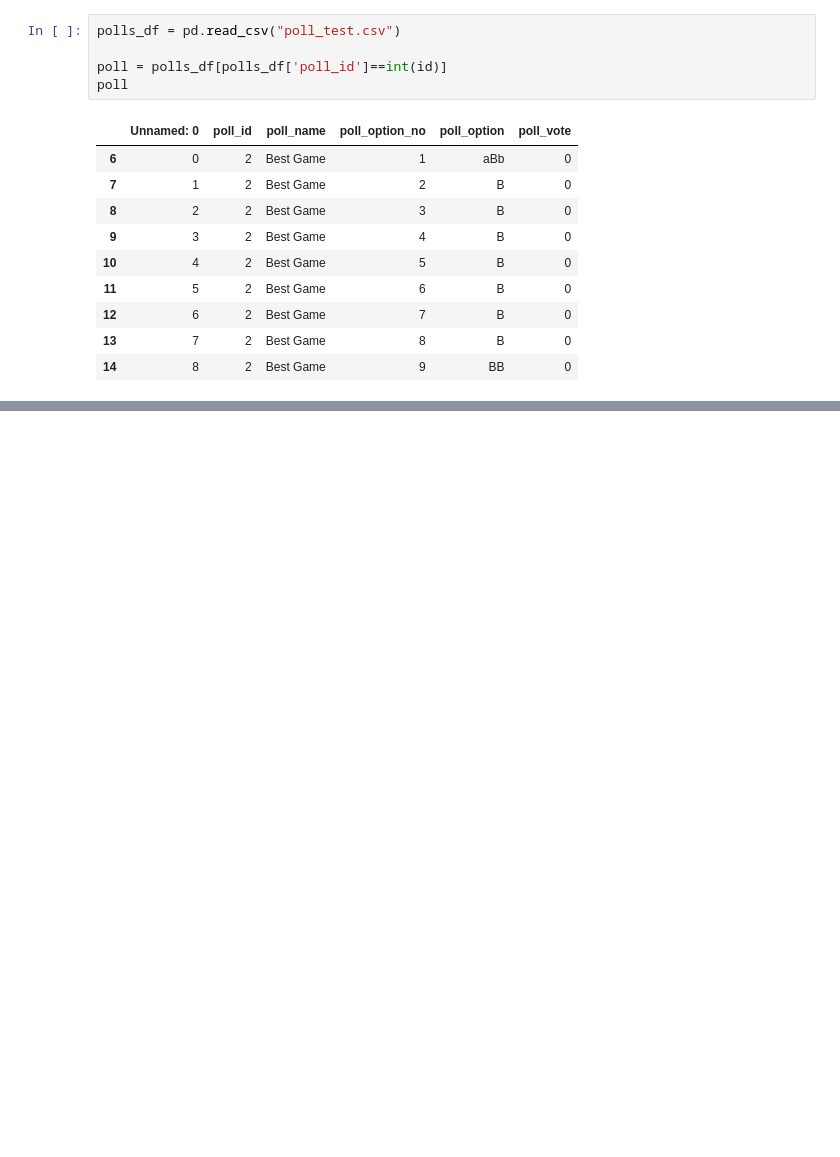
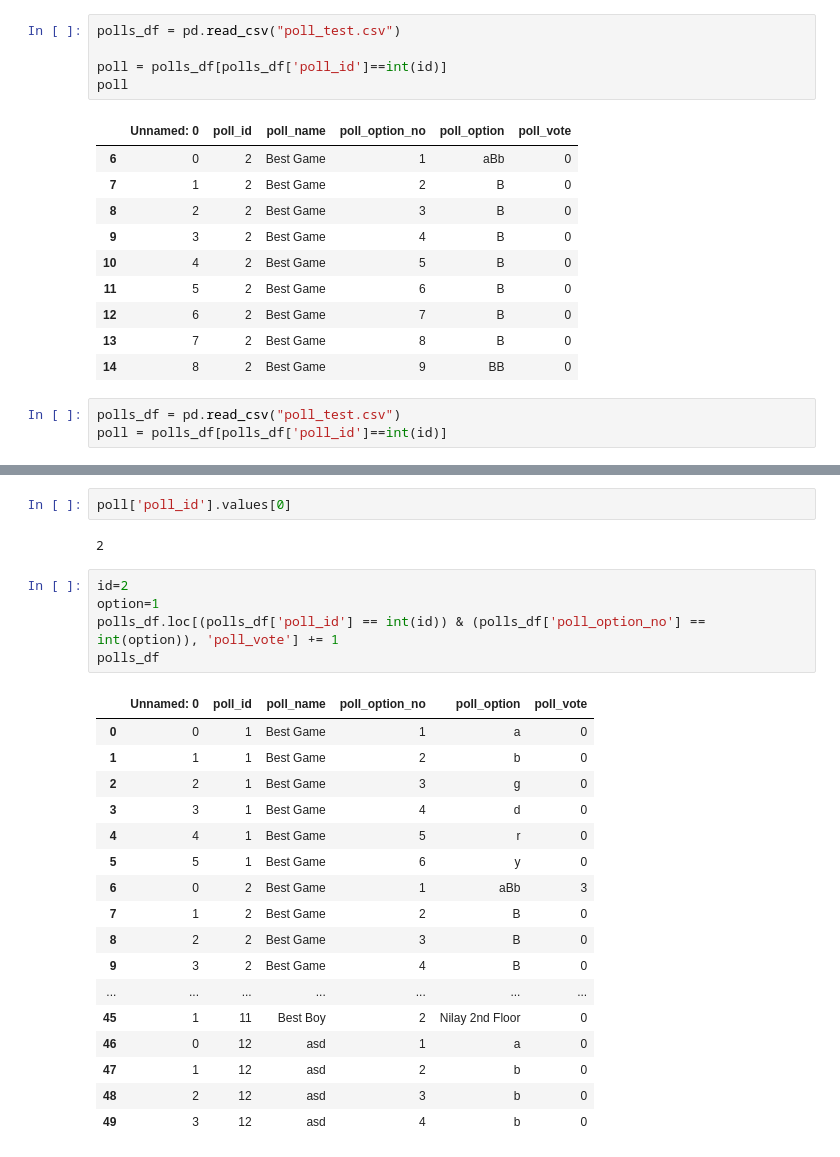
Before and after one commit to gupta-aayushkr/Polling-App, a Jupyter notebook: test.ipynb, the cells around one changed output, grey strips where cells are left out. Saved outputs shown, nothing was run; the diff lists cells and outputs as text; blank space fills up the shorter version.

```diff
--- a/test.ipynb
+++ b/test.ipynb
@@ -410,3 +410,6 @@ poll
 | 12 | 6 | 2 | Best Game | 7 | B | 0 |
 | 13 | 7 | 2 | Best Game | 8 | B | 0 |
 | 14 | 8 | 2 | Best Game | 9 | BB | 0 |
+# %%
+polls_df = pd.read_csv("poll_test.csv")
+poll = polls_df[polls_df['poll_id']==int(id)]
@@ -412,0 +429,27 @@ poll
+# %%
+poll['poll_id'].values[0]
+# %% [output]
+2
+# %%
+id=2
+option=1
+polls_df.loc[(polls_df['poll_id'] == int(id)) & (polls_df['poll_option_no'] == int(option)), 'poll_vote'] += 1
+polls_df
+# %% [output]
+|  | Unnamed: 0 | poll_id | poll_name | poll_option_no | poll_option | poll_vote |
+| 0 | 0 | 1 | Best Game | 1 | a | 0 |
+| 1 | 1 | 1 | Best Game | 2 | b | 0 |
+| 2 | 2 | 1 | Best Game | 3 | g | 0 |
+| 3 | 3 | 1 | Best Game | 4 | d | 0 |
+| 4 | 4 | 1 | Best Game | 5 | r | 0 |
+| 5 | 5 | 1 | Best Game | 6 | y | 0 |
+| 6 | 0 | 2 | Best Game | 1 | aBb | 3 |
+| 7 | 1 | 2 | Best Game | 2 | B | 0 |
+| 8 | 2 | 2 | Best Game | 3 | B | 0 |
+| 9 | 3 | 2 | Best Game | 4 | B | 0 |
+| ... | ... | ... | ... | ... | ... | ... |
+| 45 | 1 | 11 | Best Boy | 2 | Nilay 2nd Floor | 0 |
+| 46 | 0 | 12 | asd | 1 | a | 0 |
+| 47 | 1 | 12 | asd | 2 | b | 0 |
+| 48 | 2 | 12 | asd | 3 | b | 0 |
+| 49 | 3 | 12 | asd | 4 | b | 0 |
```
Also changed, not shown: parts of 1 cell of this notebook, 4 other files.
